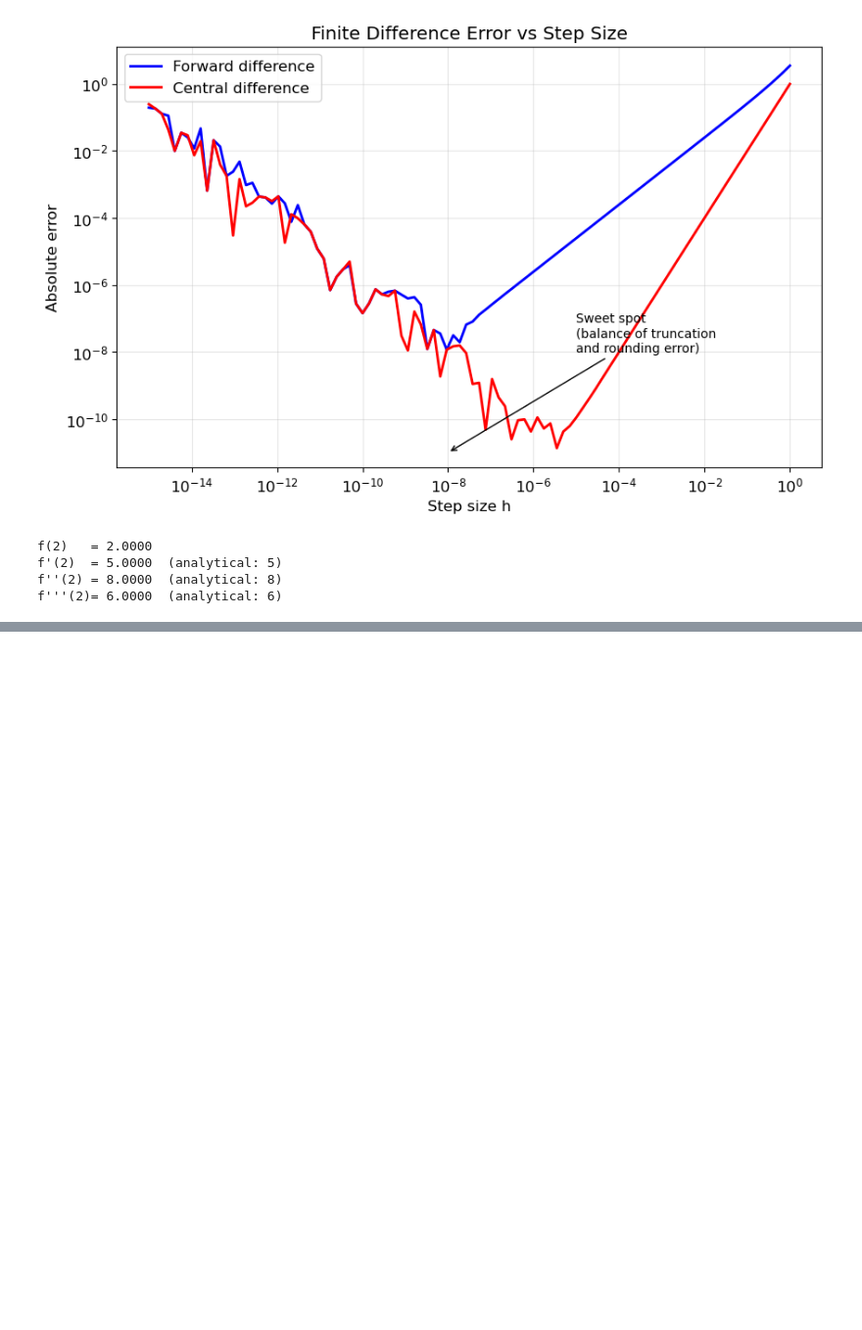
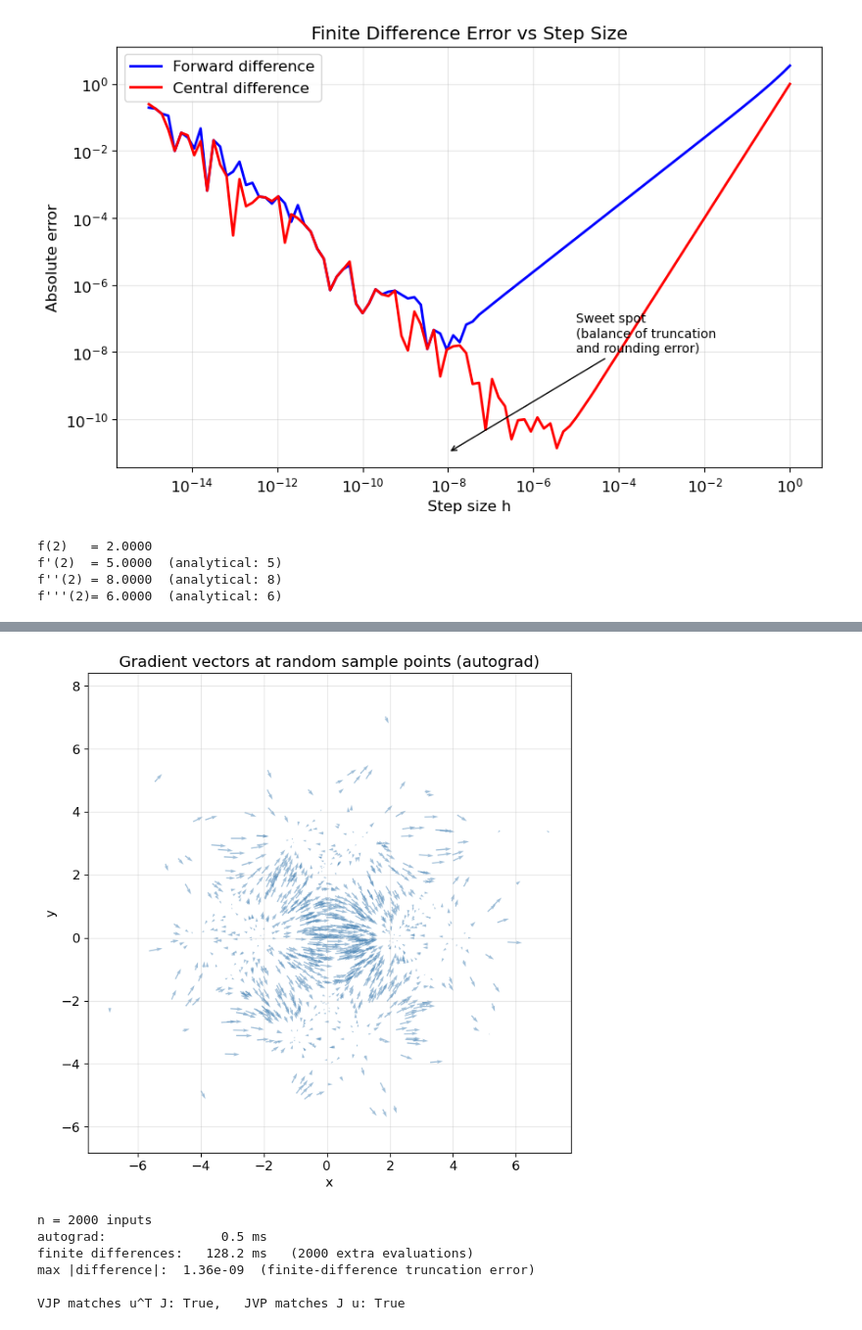
Before and after one commit to akshay-chenna/learning-diffusion, a Jupyter notebook: implementation.ipynb, the cells around one changed output, grey strips where cells are left out. Shown at 98% size. Cells and saved outputs as stored; diff of their text form; code cells hidden in the pictures; blank space fills up the shorter version.

```diff
--- a/implementation.ipynb
+++ b/implementation.ipynb
@@ -110,0 +172,69 @@ f'''(2)= 6.0000  (analytical: 6)
+# %%
+def batch_gradient(points):
+    """Compute gradient of f(x,y) = sin(x)*cos(y) + 0.5*x at a batch of (x,y) points."""
+    points = points.clone().requires_grad_(True)
+    x, y = points[:, 0], points[:, 1]
+    f = torch.sin(x) * torch.cos(y) + 0.5 * x
+    # Sum so we can call backward (scalar output)
+    f.sum().backward()
+    return points.grad
+
+# Random batch of 1000 points
+pts = torch.randn(1000, 2) * 2
+grads = batch_gradient(pts)
+
+plt.figure(figsize=(8, 8))
+plt.quiver(pts[:, 0].numpy(), pts[:, 1].numpy(),
+           grads[:, 0].numpy(), grads[:, 1].numpy(),
+           alpha=0.5, color='steelblue')
+plt.title('Gradient vectors at random sample points (autograd)')
+plt.xlabel('x'); plt.ylabel('y')
+plt.grid(True, alpha=0.3)
+plt.axis('equal')
+plt.show()
+# %% [output]
+[figure, added]
+# %%
+import time
+torch.manual_seed(0)
+n = 2000
+W1 = torch.randn(n, 256, dtype=torch.float64) / n**0.5
+w2 = torch.randn(256, dtype=torch.float64) / 16
+
+def E_fn(x):
+    # A scalar 'energy' R^n -> R built from a random one-hidden-layer network.
+    return torch.tanh(x @ W1) @ w2
+
+x = torch.randn(n, dtype=torch.float64)
+
+t0 = time.perf_counter()
+xr = x.clone().requires_grad_(True)
+E_fn(xr).backward()
+g_autograd = xr.grad
+t_ag = time.perf_counter() - t0
+
+t0 = time.perf_counter()
+h = 1e-6
+E0 = E_fn(x)
+I_n = torch.eye(n, dtype=torch.float64)
+g_fd = torch.stack([(E_fn(x + h * I_n[i]) - E0) / h for i in range(n)])
+t_fd = time.perf_counter() - t0
+
+print(f"n = {n} inputs")
+print(f"autograd:          {t_ag*1e3:8.1f} ms")
+print(f"finite differences:{t_fd*1e3:8.1f} ms   ({n} extra evaluations)")
+print(f"max |difference|:  {(g_autograd - g_fd).abs().max():.2e}  (finite-difference truncation error)")
+
+F = lambda z: torch.tanh(z @ W1) @ W1.T
+u = torch.randn(n, dtype=torch.float64)
+_, vjp = torch.autograd.functional.vjp(F, x, u)      # u^T J
+_, jvp = torch.autograd.functional.jvp(F, x, u)      # J u
+J = torch.autograd.functional.jacobian(F, x)         # the expensive way: n passes
+print(f"\nVJP matches u^T J: {torch.allclose(vjp, u @ J)},   JVP matches J u: {torch.allclose(jvp, J @ u)}")
+# %% [output]
+n = 2000 inputs
+autograd:               0.5 ms
+finite differences:   128.2 ms   (2000 extra evaluations)
+max |difference|:  1.36e-09  (finite-difference truncation error)
+
+VJP matches u^T J: True,   JVP matches J u: True
```
Also changed, not shown: parts of 28 cells of this notebook, 1 other file.
